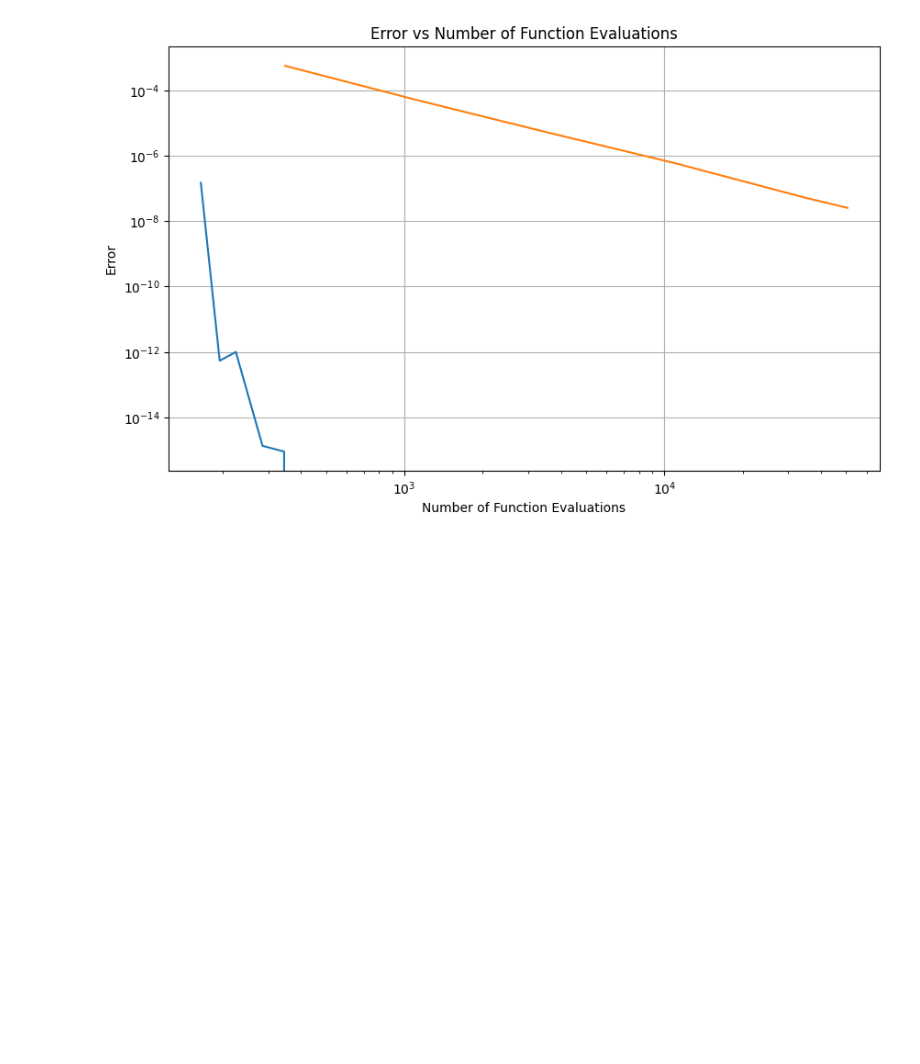
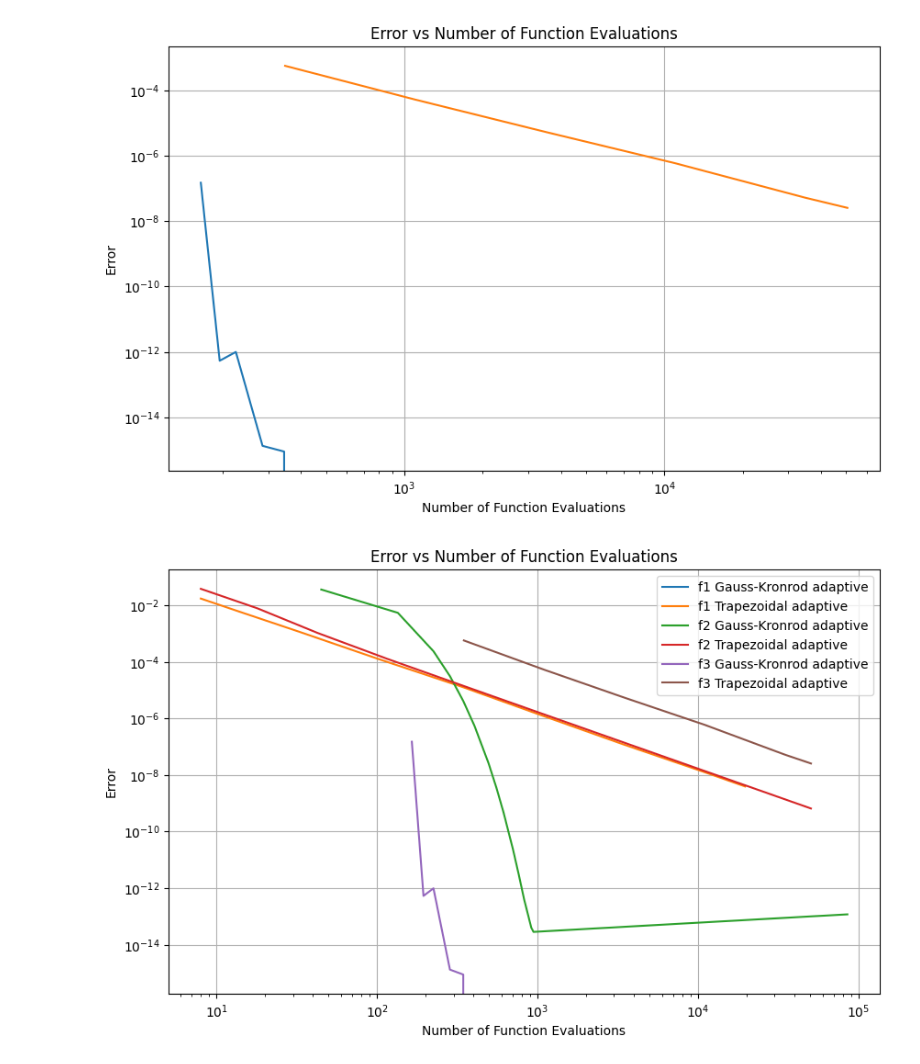
Before and after one commit to Fisieekk/MOwNiT, a Jupyter notebook: Lab7/1.ipynb, the cells around one changed output. Saved outputs shown, nothing was run; the diff lists cells and outputs as text; code cells hidden in the pictures; blank space fills up the shorter version.

```diff
--- a/Lab7/1.ipynb
+++ b/Lab7/1.ipynb
@@ -183,11 +203,11 @@ def integrator_f3(f,exact):
         evaluations_traps.append(num_func_evals_trapz.neval)
     return errors_gk, evaluations_gk, errors_traps, evaluations_traps
 # %%
-errors_gk2, evaluations_gk2,errors_trap2,evaluations_trap2 = integrator_f3(f3,6)
+errors_gk3, evaluations_gk3,errors_trap3,evaluations_trap3 = integrator_f3(f3,6)
 # Plotting
 plt.figure(figsize=(10, 6))
-plt.loglog(evaluations_gk2, errors_gk2,label='Gauss-Kronrod')
-plt.loglog(evaluations_trap2, errors_trap2,label='Trapezoidal')
+plt.loglog(evaluations_gk3, errors_gk3,label='Gauss-Kronrod adaptive')
+plt.loglog(evaluations_trap3, errors_trap3,label='Trapezoidal adaptive')
 plt.xlabel('Number of Function Evaluations')
 plt.ylabel('Error')
 plt.title('Error vs Number of Function Evaluations')
@@ -197,0 +230,17 @@ plt.show()
+# %%
+# Plotting
+plt.figure(figsize=(10, 6))
+plt.loglog(evaluations_gk1, errors_gk1,label='f1 Gauss-Kronrod adaptive')
+plt.loglog(evaluations_trap1, errors_trap1,label='f1 Trapezoidal adaptive')
+plt.loglog(evaluations_gk2, errors_gk2,label='f2 Gauss-Kronrod adaptive')
+plt.loglog(evaluations_trap2, errors_trap2,label='f2 Trapezoidal adaptive')
+plt.loglog(evaluations_gk3, errors_gk3,label='f3 Gauss-Kronrod adaptive')
+plt.loglog(evaluations_trap3, errors_trap3,label='f3 Trapezoidal adaptive')
+plt.xlabel('Number of Function Evaluations')
+plt.ylabel('Error')
+plt.title('Error vs Number of Function Evaluations')
+plt.grid(True)
+plt.legend()
+plt.show()
+# %% [output]
+[figure, added]
```
Also changed, not shown: parts of 7 cells of this notebook, 1 other file.
